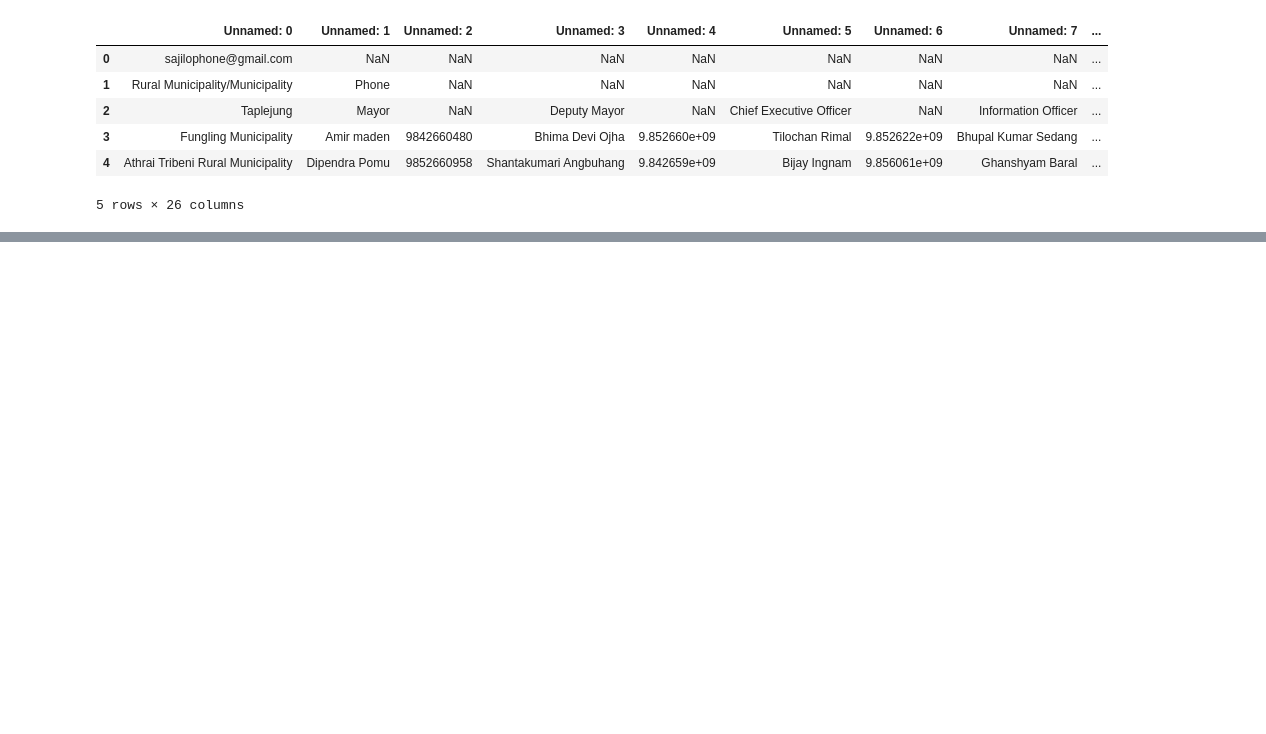
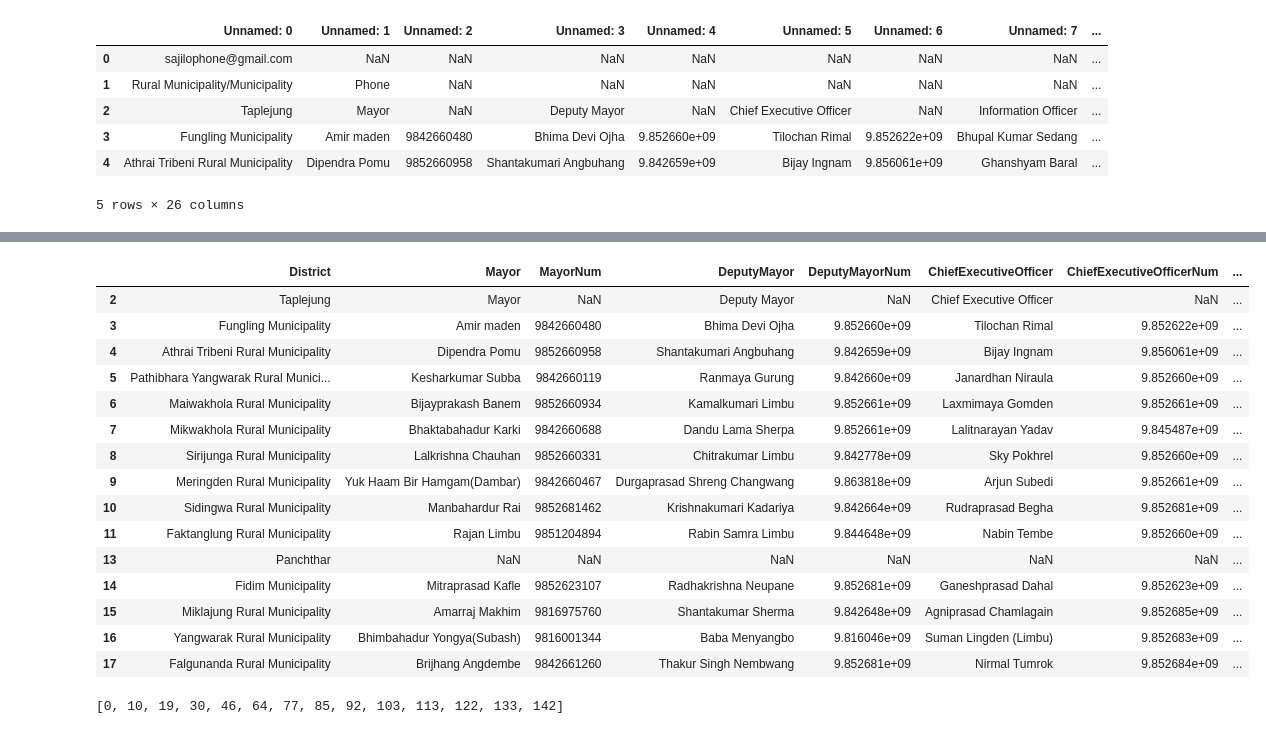
Before and after one commit to 0000Blaze/sajilo-Phone, a Jupyter notebook: data/process.ipynb, the cells around one changed output, grey strips where cells are left out. Cells and saved outputs as stored; diff of their text form; code cells hidden in the pictures; blank space fills up the shorter version.

Commit message:
divided entries based on district

```diff
--- a/data/process.ipynb
+++ b/data/process.ipynb
@@ -12,0 +84,3 @@ data.head()
+# %%
+data = data.iloc[1:169,0:12]
+data.info()
@@ -12,0 +106,8 @@ data.head()
+# %%
+# data.iloc[2]
+columnNames = ['District','Mayor','MayorNum','DeputyMayor','DeputyMayorNum','ChiefExecutiveOfficer','ChiefExecutiveOfficerNum','InformationOfficer','InformationOfficerNum','OfficeContact','Delete','NepaliDistrictName']
+data.columns = columnNames
+data = data.drop('Delete', axis=1)
+# %%
+data = data.dropna(how='all') # remove all NaN row entries
+data.info()
@@ -12,0 +133,20 @@ data.head()
+# %%
+#  Have required column name and row entries , now need to break them down
+data.head(15)
+# %% [output]
+|  | District | Mayor | MayorNum | DeputyMayor | DeputyMayorNum | ChiefExecutiveOfficer | ChiefExecutiveOfficerNum | ... |
+| 2 | Taplejung | Mayor | NaN | Deputy Mayor | NaN | Chief Executive Officer | NaN | ... |
+| 3 | Fungling Municipality | Amir maden | 9842660480 | Bhima Devi Ojha | 9.852660e+09 | Tilochan Rimal | 9.852622e+09 | ... |
+| 4 | Athrai Tribeni Rural Municipality | Dipendra Pomu | 9852660958 | Shantakumari Angbuhang | 9.842659e+09 | Bijay Ingnam | 9.856061e+09 | ... |
+| 5 | Pathibhara Yangwarak Rural Munici... | Kesharkumar Subba | 9842660119 | Ranmaya Gurung | 9.842660e+09 | Janardhan Niraula | 9.852660e+09 | ... |
+| 6 | Maiwakhola Rural Municipality | Bijayprakash Banem | 9852660934 | Kamalkumari Limbu | 9.852661e+09 | Laxmimaya Gomden | 9.852661e+09 | ... |
+| 7 | Mikwakhola Rural Municipality | Bhaktabahadur Karki | 9842660688 | Dandu Lama Sherpa | 9.852661e+09 | Lalitnarayan Yadav | 9.845487e+09 | ... |
+| 8 | Sirijunga Rural Municipality | Lalkrishna Chauhan | 9852660331 | Chitrakumar Limbu | 9.842778e+09 | Sky Pokhrel | 9.852660e+09 | ... |
+| 9 | Meringden Rural Municipality | Yuk Haam Bir Hamgam(Dambar) | 9842660467 | Durgaprasad Shreng Changwang | 9.863818e+09 | Arjun Subedi | 9.852661e+09 | ... |
+| 10 | Sidingwa Rural Municipality | Manbahardur Rai | 9852681462 | Krishnakumari Kadariya | 9.842664e+09 | Rudraprasad Begha | 9.852681e+09 | ... |
+| 11 | Faktanglung Rural Municipality | Rajan Limbu | 9851204894 | Rabin Samra Limbu | 9.844648e+09 | Nabin Tembe | 9.852660e+09 | ... |
+| 13 | Panchthar | NaN | NaN | NaN | NaN | NaN | NaN | ... |
+| 14 | Fidim Municipality | Mitraprasad Kafle | 9852623107 | Radhakrishna Neupane | 9.852681e+09 | Ganeshprasad Dahal | 9.852623e+09 | ... |
+| 15 | Miklajung Rural Municipality | Amarraj Makhim | 9816975760 | Shantakumar Sherma | 9.842648e+09 | Agniprasad Chamlagain | 9.852685e+09 | ... |
+| 16 | Yangwarak Rural Municipality | Bhimbahadur Yongya(Subash) | 9816001344 | Baba Menyangbo | 9.816046e+09 | Suman Lingden (Limbu) | 9.852683e+09 | ... |
+| 17 | Falgunanda Rural Municipality | Brijhang Angdembe | 9842661260 | Thakur Singh Nembwang | 9.852681e+09 | Nirmal Tumrok | 9.852684e+09 | ... |
@@ -12,0 +163,6 @@ data.head()
+# %%
+# correction of indices, error due to removal of blank rows and unnecessary rows
+indices=[0,10,19,30,46,64,77,85,92,103,113,122,133,142]
+indices
+# %% [output]
+[0, 10, 19, 30, 46, 64, 77, 85, 92, 103, 113, 122, 133, 142]
```
Also changed, not shown: parts of 9 cells of this notebook, 15 other files.
